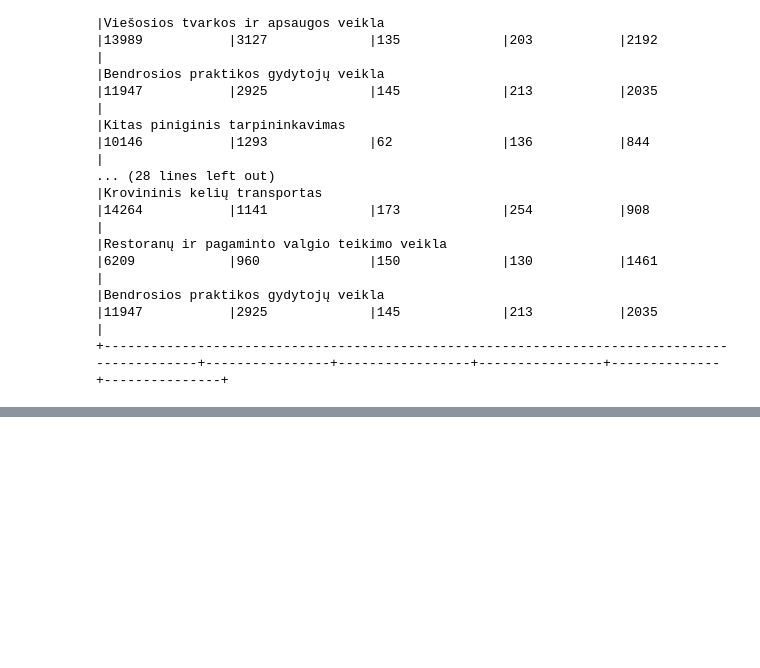
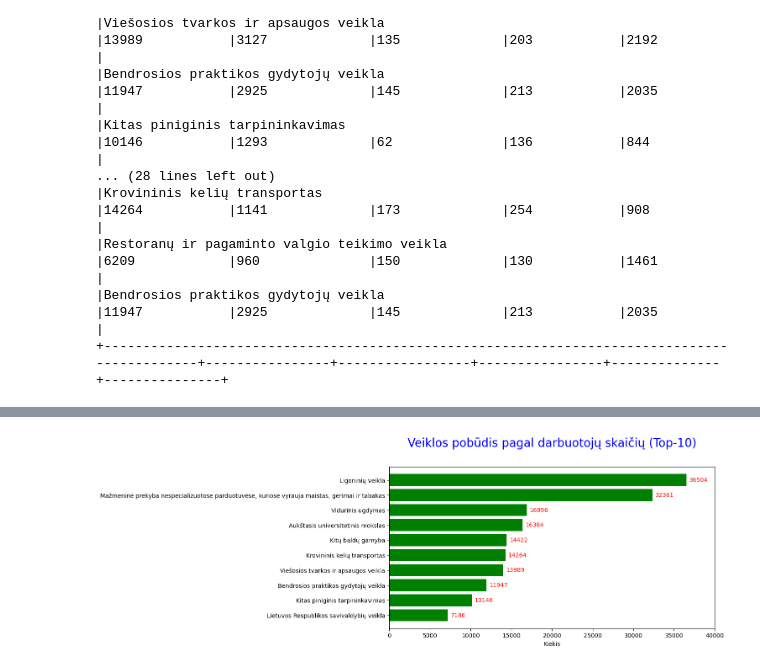
Before and after one commit to dainaklis/PySpark, a Jupyter notebook: Darbdaviai.ipynb, the cells around one changed output, grey strips where cells are left out. Saved outputs shown, nothing was run; the diff lists cells and outputs as text; code cells hidden in the pictures; blank space fills up the shorter version.

```diff
--- a/Darbdaviai.ipynb
+++ b/Darbdaviai.ipynb
@@ -259,0 +258,32 @@ plt.show()
+# %%
+# VEIKLOS, kurios turi daugiausia darbuotoju
+sumAllVeiklos = sumVeiklos.sort(desc("sum(darbuotojai)"))
+
+
+plt.rcdefaults()
+fig, ax = plt.subplots(figsize = (10,5))
+
+# #Creating Table
+sumAllVeiklos.limit(10).registerTempTable('AllVeiklos')
+sqlContext = SQLContext(spark)
+#Running Query
+df1 = sqlContext.sql("SELECT * from AllVeiklos").toPandas()
+
+veiklosPobudis = df1['veiklos_pobudis']
+sumDarbuotojai = df1['sum(darbuotojai)']
+
+hbars = ax.barh(veiklosPobudis, sumDarbuotojai, align='center', color="g")
+ax.set_yticks(veiklosPobudis)
+ax.set_yticklabels(veiklosPobudis)
+ax.invert_yaxis()  # labels read top-to-bottom
+ax.set_xlabel('Kiekis')
+ax.set_title('Veiklos pobūdis pagal darbuotojų skaičių (Top-10)', fontsize=20, y=1.1, color="b")
+
+# Label with specially formatted floats
+ax.bar_label(hbars, fmt='%g', padding=5, color="r")
+ax.set_xlim(right=40000)
+
+
+plt.show()
+# %% [output]
+[figure, added]
```
Also changed, not shown: parts of 7 cells of this notebook.
